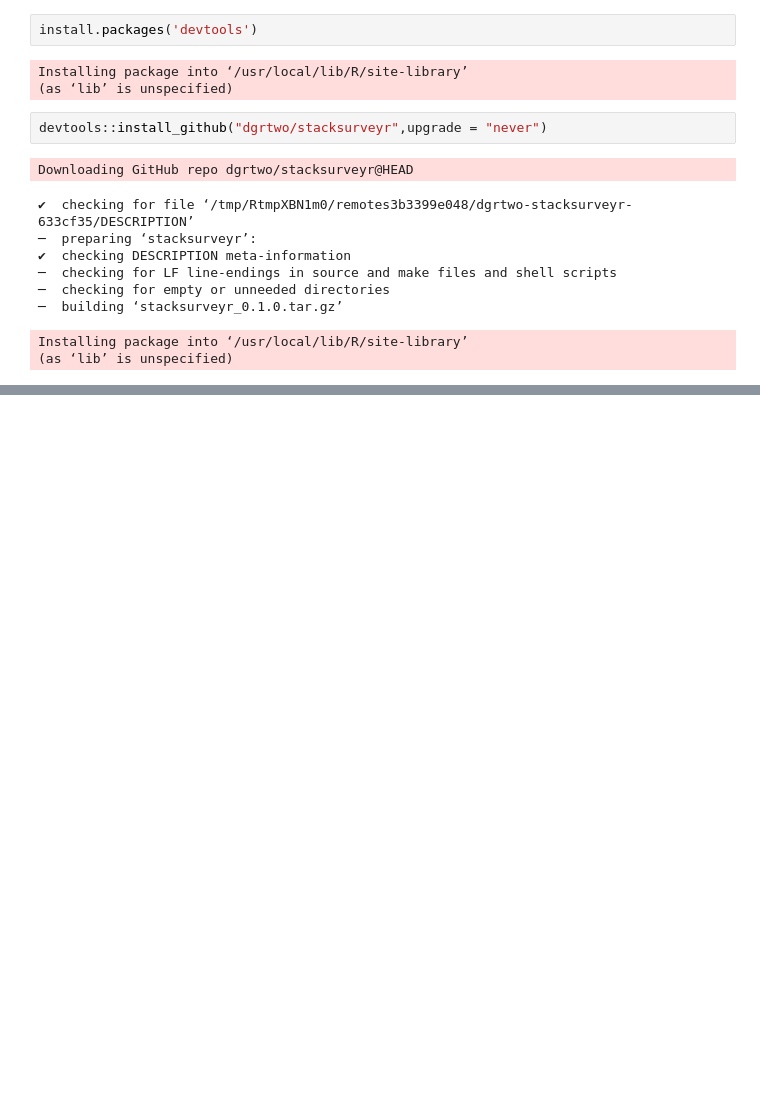
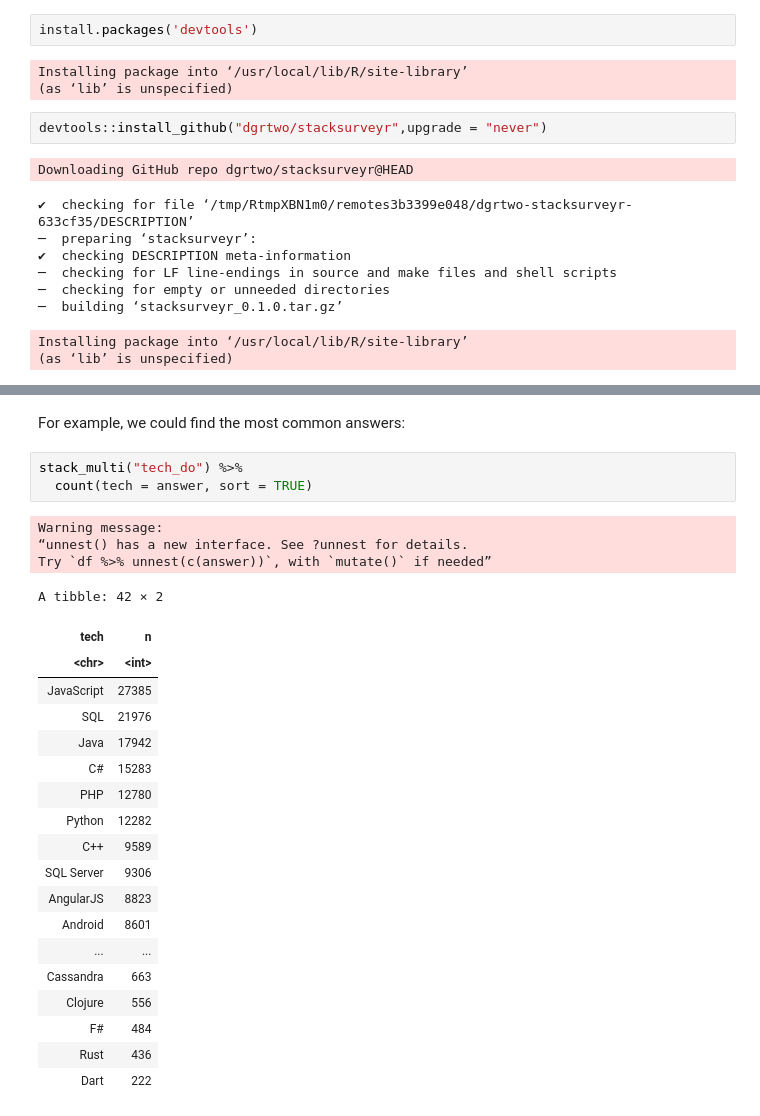
Before and after one commit to patternproject/r.sb.pos.2, a Jupyter notebook: Multiple_Response_v01.ipynb, the cells around one changed output, grey strips where cells are left out. Saved outputs shown, nothing was run; the diff lists cells and outputs as text; blank space fills up the shorter version.

```diff
--- a/Multiple_Response_v01.ipynb
+++ b/Multiple_Response_v01.ipynb
@@ -42,0 +140,28 @@ Installing package into ‘/usr/local/lib/R/site-library’
+# %% [markdown]
+For example, we could find the most common answers:
+# %%
+stack_multi("tech_do") %>%
+  count(tech = answer, sort = TRUE)
+# %% [output]
+Warning message:
+“unnest() has a new interface. See ?unnest for details.
+Try `df %>% unnest(c(answer))`, with `mutate()` if needed”
+A tibble: 42 × 2
+| tech | n |
+| <chr> | <int> |
+| JavaScript | 27385 |
+| SQL | 21976 |
+| Java | 17942 |
+| C# | 15283 |
+| PHP | 12780 |
+| Python | 12282 |
+| C++ | 9589 |
+| SQL Server | 9306 |
+| AngularJS | 8823 |
+| Android | 8601 |
+| ... | ... |
+| Cassandra | 663 |
+| Clojure | 556 |
+| F# | 484 |
+| Rust | 436 |
+| Dart | 222 |
```
Also changed, not shown: parts of 14 cells of this notebook.
